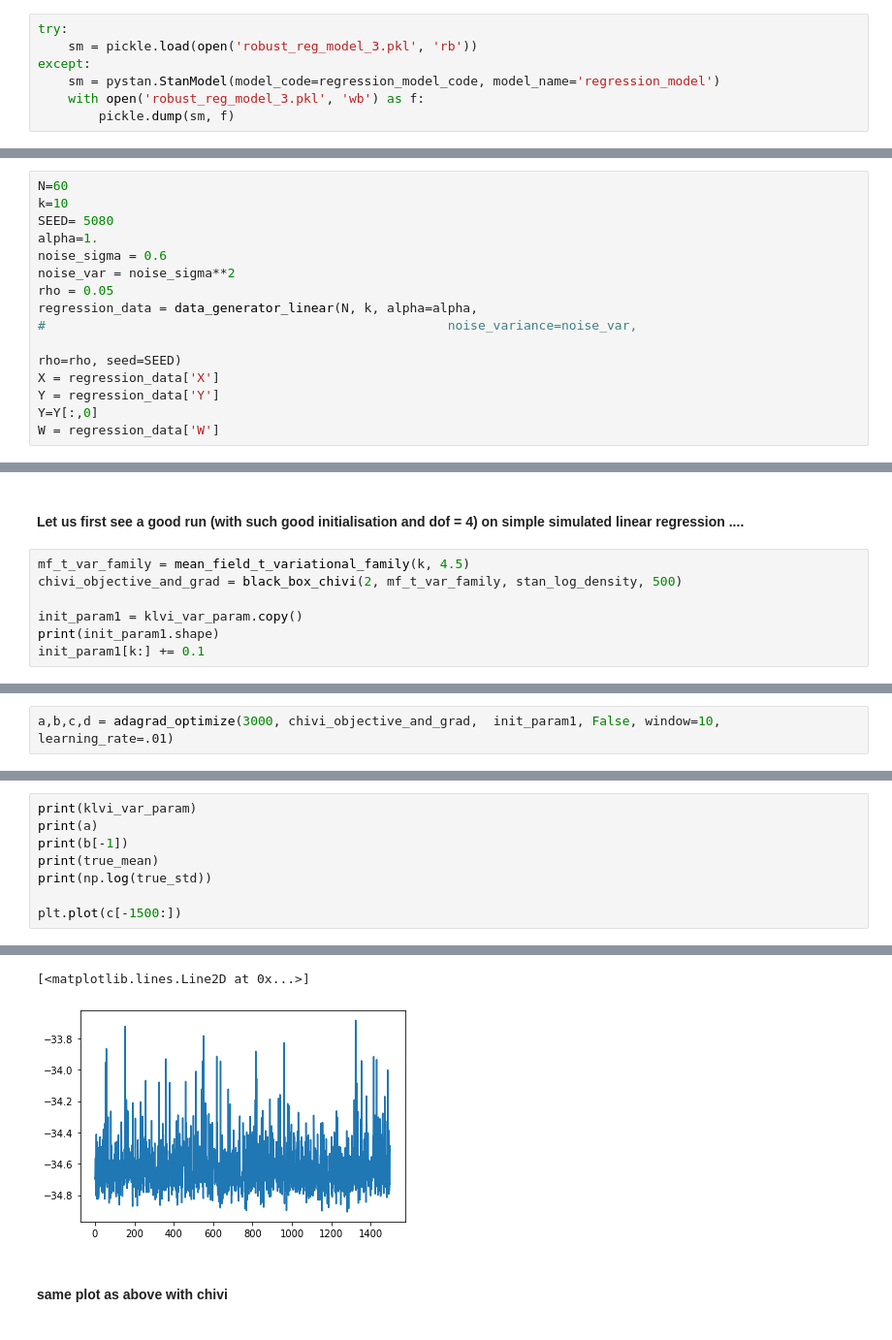
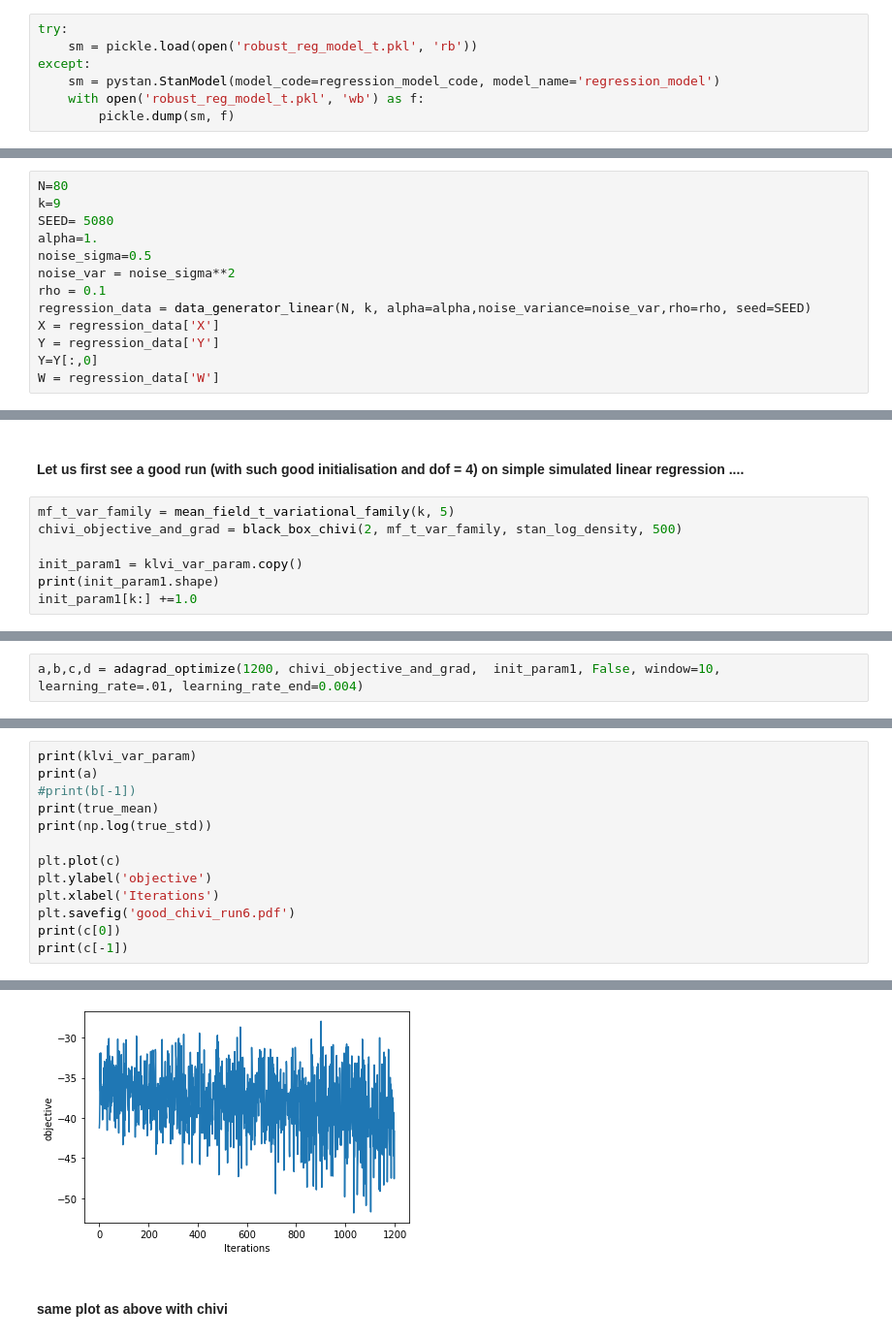
Before and after one commit to kunalghosh/viabel, a Jupyter notebook: notebooks/chivi_expts.ipynb, the cells around one changed output, grey strips where cells are left out. Shown: that part at 97% size. Drawn from its saved outputs; the diff is of its cells as text.

```diff
--- a/notebooks/chivi_expts.ipynb
+++ b/notebooks/chivi_expts.ipynb
@@ -56,25 +56,22 @@ model {
 }"""
 # %%
 try:
-    sm = pickle.load(open('robust_reg_model_3.pkl', 'rb'))
+    sm = pickle.load(open('robust_reg_model_t.pkl', 'rb'))
 except:
     sm = pystan.StanModel(model_code=regression_model_code, model_name='regression_model')
-    with open('robust_reg_model_3.pkl', 'wb') as f:
+    with open('robust_reg_model_t.pkl', 'wb') as f:
         pickle.dump(sm, f)
 # %% [markdown]
 #### the posterior is almost isotropic with very small correlation ...   D=10, N=60
 # %%
-N=60
-k=10
+N=80
+k=9
 SEED= 5080
 alpha=1.
-noise_sigma = 0.6
+noise_sigma=0.5
 noise_var = noise_sigma**2
-rho = 0.05
-regression_data = data_generator_linear(N, k, alpha=alpha,
-#                                                     noise_variance=noise_var,
-
-rho=rho, seed=SEED)
+rho = 0.1
+regression_data = data_generator_linear(N, k, alpha=alpha,noise_variance=noise_var,rho=rho, seed=SEED)
 X = regression_data['X']
 Y = regression_data['Y']
 Y=Y[:,0]
@@ -146,10 +142,10 @@ plot_approx_and_exact_contours(stan_log_density, mf_t_var_family, klvi_var_param
 # %% [markdown]
 ####  Let us first see a good run (with such good initialisation and  dof = 4) on simple simulated linear regression ....
 # %%
-mf_t_var_family = mean_field_t_variational_family(k, 4.5)
+mf_t_var_family = mean_field_t_variational_family(k, 5)
 chivi_objective_and_grad = black_box_chivi(2, mf_t_var_family, stan_log_density, 500)
 
 init_param1 = klvi_var_param.copy()
 print(init_param1.shape)
-init_param1[k:] += 0.1
+init_param1[k:] +=1.0
 # %% [output]
@@ -157,2 +158,2 @@ init_param1[k:] += 0.1
 # %%
-a,b,c,d = adagrad_optimize(3000, chivi_objective_and_grad,  init_param1, False, window=10, learning_rate=.01)
+a,b,c,d = adagrad_optimize(1200, chivi_objective_and_grad,  init_param1, False, window=10, learning_rate=.01, learning_rate_end=0.004)
@@ -159,9 +162,14 @@ a,b,c,d = adagrad_optimize(3000, chivi_objective_and_grad,  init_param1, False,
 # %%
 print(klvi_var_param)
 print(a)
-print(b[-1])
+#print(b[-1])
 print(true_mean)
 print(np.log(true_std))
 
-plt.plot(c[-1500:])
+plt.plot(c)
+plt.ylabel('objective')
+plt.xlabel('Iterations')
+plt.savefig('good_chivi_run6.pdf')
+print(c[0])
+print(c[-1])
 # %% [output]
@@ -185,5 +188,4 @@ plt.plot(c[-1500:])
-[<matplotlib.lines.Line2D at 0x...>]
-[figure, old version]
+[figure, new version]
 # %% [markdown]
 #### same plot as above with chivi
 # %%
```
Also changed, not shown: parts of 26 cells of this notebook, 11 other files.
